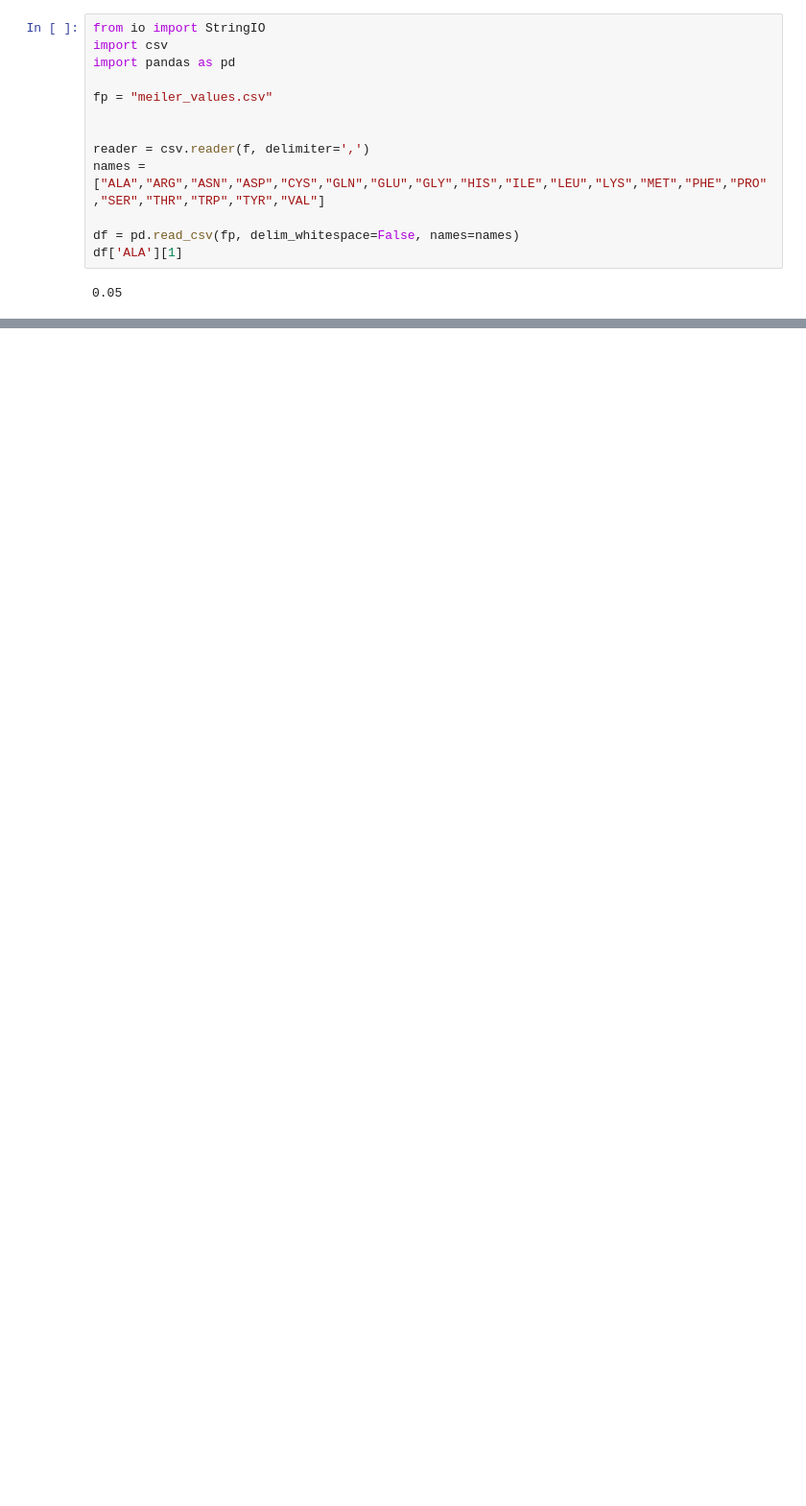
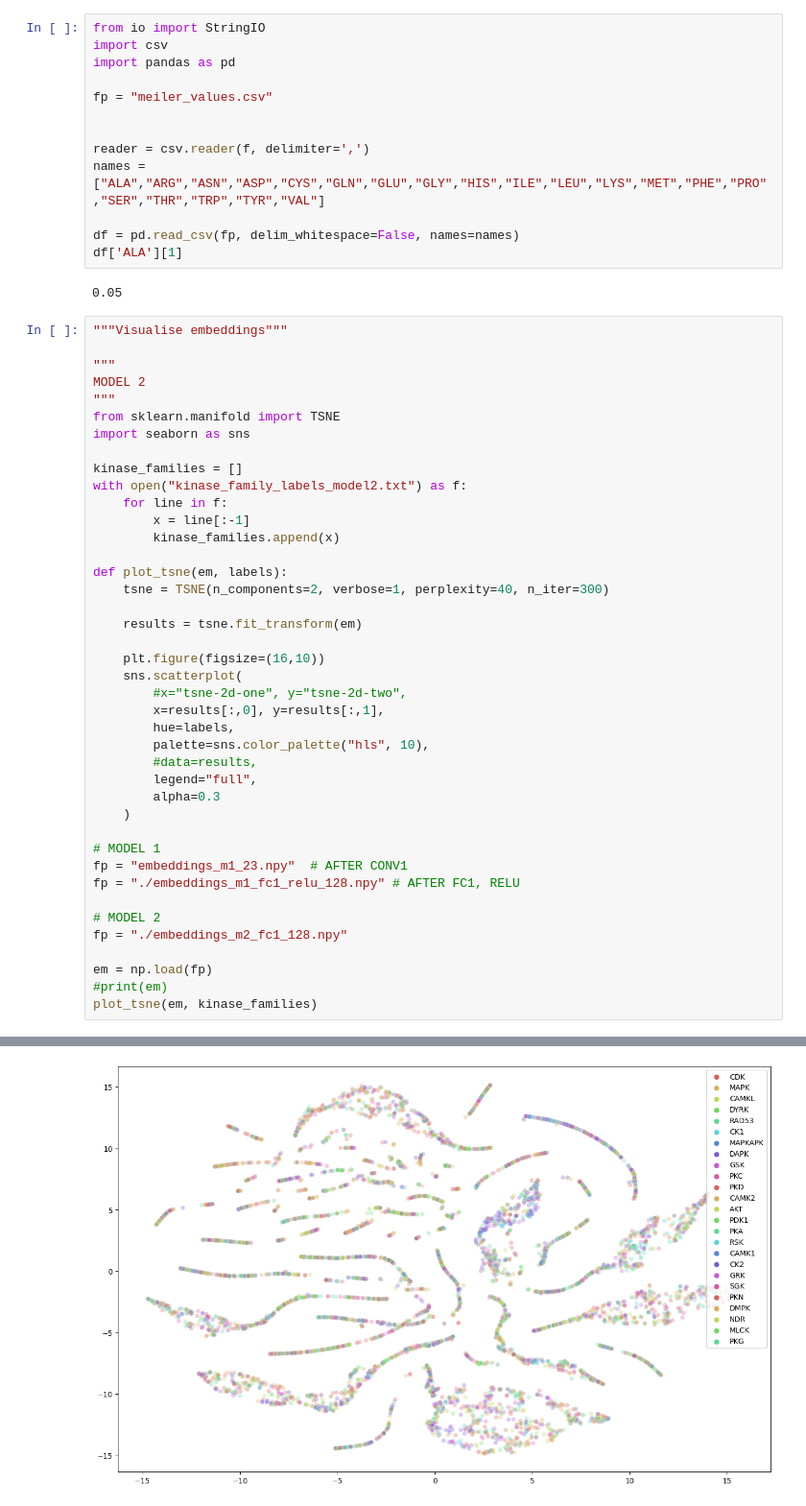
Before and after one commit to kamurani/CASM, a Jupyter notebook: CASM/ml_notebook.ipynb, the cells around one changed output, grey strips where cells are left out. Shown at 96% size. Saved outputs shown, nothing was run; the diff lists cells and outputs as text; blank space fills up the shorter version.

Commit message:
add tsne plots

```diff
--- a/CASM/ml_notebook.ipynb
+++ b/CASM/ml_notebook.ipynb
@@ -653,3 +761,45 @@ df = pd.read_csv(fp, delim_whitespace=False, names=names)
 df['ALA'][1]
 # %% [output]
 0.05
+# %%
+"""Visualise embeddings"""
+
+"""
+MODEL 2
+"""
+from sklearn.manifold import TSNE
+import seaborn as sns
+
+kinase_families = []
+with open("kinase_family_labels_model2.txt") as f:
+    for line in f:
+        x = line[:-1]
+        kinase_families.append(x)
+
+def plot_tsne(em, labels):
+    tsne = TSNE(n_components=2, verbose=1, perplexity=40, n_iter=300)
+
+    results = tsne.fit_transform(em)
+
+    plt.figure(figsize=(16,10))
+    sns.scatterplot(
+        #x="tsne-2d-one", y="tsne-2d-two",
+        x=results[:,0], y=results[:,1],
+        hue=labels,
+        palette=sns.color_palette("hls", 10),
+        #data=results,
+        legend="full",
+        alpha=0.3
+    )
+
+# MODEL 1
+fp = "embeddings_m1_23.npy"  # AFTER CONV1
+fp = "./embeddings_m1_fc1_relu_128.npy" # AFTER FC1, RELU
+
+# MODEL 2
+fp = "./embeddings_m2_fc1_128.npy"
+
+em = np.load(fp)
+#print(em)
+plot_tsne(em, kinase_families)
+# %% [output]
@@ -655,0 +820 @@ df['ALA'][1]
+[figure, added]
```
Also changed, not shown: parts of 7 cells of this notebook.
